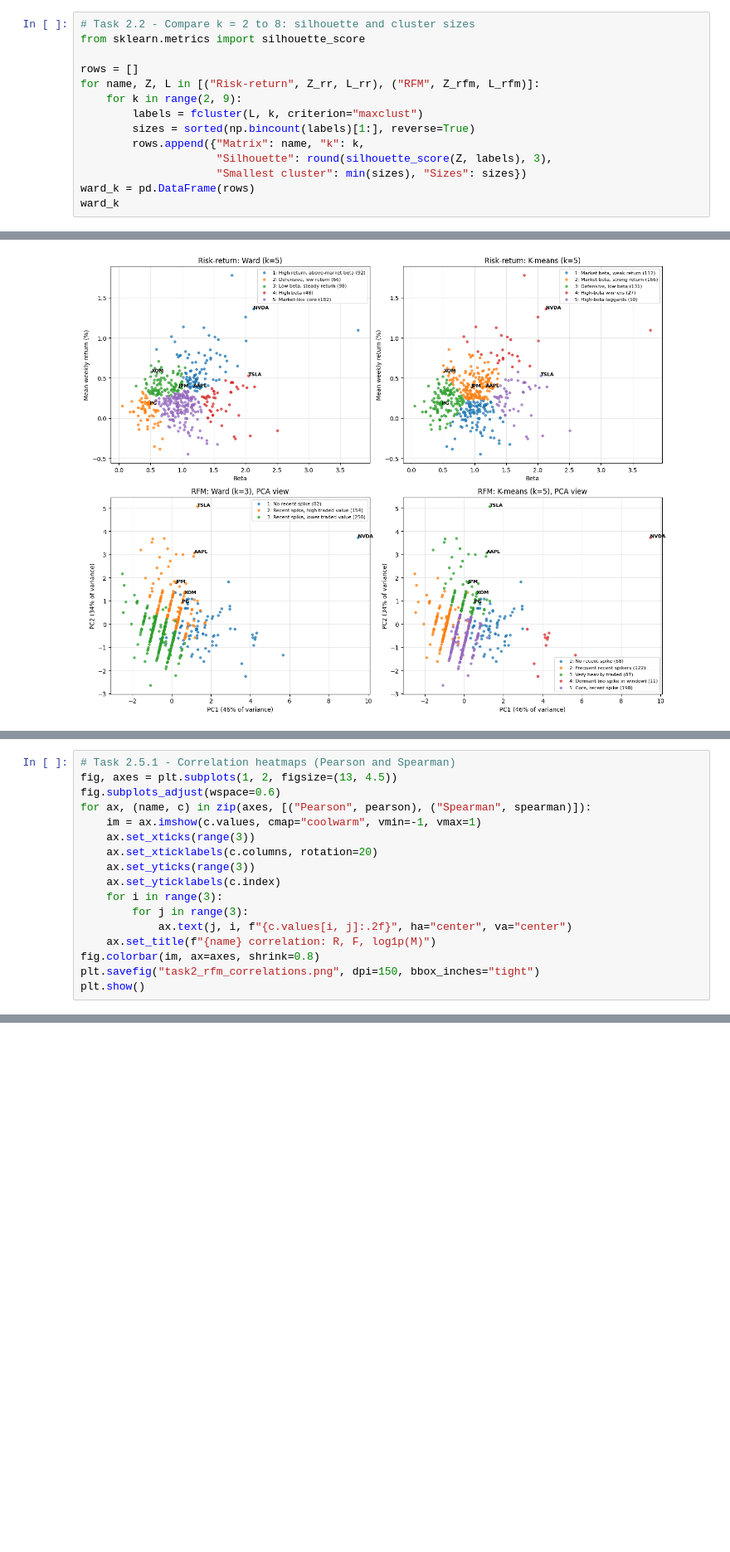
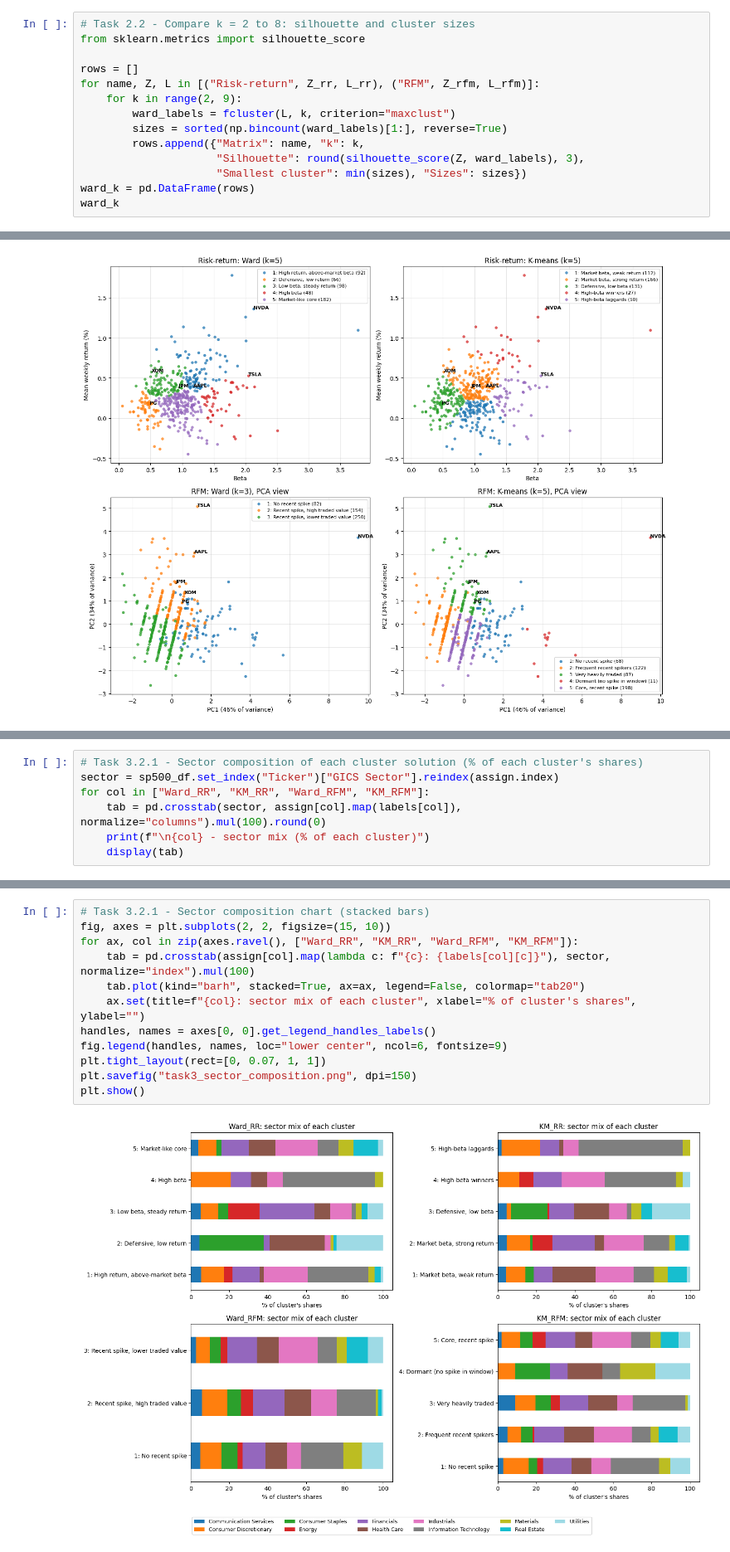
Before and after one commit to mohammedshakir7/CRM_CW_1, a Jupyter notebook: CRM_CW.ipynb, the cells around one changed output, grey strips where cells are left out. Shown at 83% size. Drawn from its saved outputs; the diff is of its cells as text; blank space fills up the shorter version.

```diff
--- a/CRM_CW.ipynb
+++ b/CRM_CW.ipynb
@@ -597,10 +622,10 @@ from sklearn.metrics import silhouette_score
 rows = []
 for name, Z, L in [("Risk-return", Z_rr, L_rr), ("RFM", Z_rfm, L_rfm)]:
     for k in range(2, 9):
-        labels = fcluster(L, k, criterion="maxclust")
-        sizes = sorted(np.bincount(labels)[1:], reverse=True)
+        ward_labels = fcluster(L, k, criterion="maxclust")
+        sizes = sorted(np.bincount(ward_labels)[1:], reverse=True)
         rows.append({"Matrix": name, "k": k,
-                     "Silhouette": round(silhouette_score(Z, labels), 3),
+                     "Silhouette": round(silhouette_score(Z, ward_labels), 3),
                      "Smallest cluster": min(sizes), "Sizes": sizes})
 ward_k = pd.DataFrame(rows)
 ward_k
@@ -1044,17 +1080,0 @@ Spearman rank correlation
-# %%
-# Task 2.5.1 - Correlation heatmaps (Pearson and Spearman)
-fig, axes = plt.subplots(1, 2, figsize=(13, 4.5))
-fig.subplots_adjust(wspace=0.6)
-for ax, (name, c) in zip(axes, [("Pearson", pearson), ("Spearman", spearman)]):
-    im = ax.imshow(c.values, cmap="coolwarm", vmin=-1, vmax=1)
-    ax.set_xticks(range(3))
-    ax.set_xticklabels(c.columns, rotation=20)
-    ax.set_yticks(range(3))
-    ax.set_yticklabels(c.index)
-    for i in range(3):
-        for j in range(3):
-            ax.text(j, i, f"{c.values[i, j]:.2f}", ha="center", va="center")
-    ax.set_title(f"{name} correlation: R, F, log1p(M)")
-fig.colorbar(im, ax=axes, shrink=0.8)
-plt.savefig("task2_rfm_correlations.png", dpi=150, bbox_inches="tight")
-plt.show()
@@ -1113,0 +1151,7 @@ Ward with R and F only (k=3)
+# %%
+# Task 3.2.1 - Sector composition of each cluster solution (% of each cluster's shares)
+sector = sp500_df.set_index("Ticker")["GICS Sector"].reindex(assign.index)
+for col in ["Ward_RR", "KM_RR", "Ward_RFM", "KM_RFM"]:
+    tab = pd.crosstab(sector, assign[col].map(labels[col]), normalize="columns").mul(100).round(0)
+    print(f"\n{col} - sector mix (% of each cluster)")
+    display(tab)
@@ -1113,0 +1215,14 @@ Ward with R and F only (k=3)
+# %%
+# Task 3.2.1 - Sector composition chart (stacked bars)
+fig, axes = plt.subplots(2, 2, figsize=(15, 10))
+for ax, col in zip(axes.ravel(), ["Ward_RR", "KM_RR", "Ward_RFM", "KM_RFM"]):
+    tab = pd.crosstab(assign[col].map(lambda c: f"{c}: {labels[col][c]}"), sector, normalize="index").mul(100)
+    tab.plot(kind="barh", stacked=True, ax=ax, legend=False, colormap="tab20")
+    ax.set(title=f"{col}: sector mix of each cluster", xlabel="% of cluster's shares", ylabel="")
+handles, names = axes[0, 0].get_legend_handles_labels()
+fig.legend(handles, names, loc="lower center", ncol=6, fontsize=9)
+plt.tight_layout(rect=[0, 0.07, 1, 1])
+plt.savefig("task3_sector_composition.png", dpi=150)
+plt.show()
+# %% [output]
+[figure, added]
```
Also changed, not shown: parts of 51 cells of this notebook.
